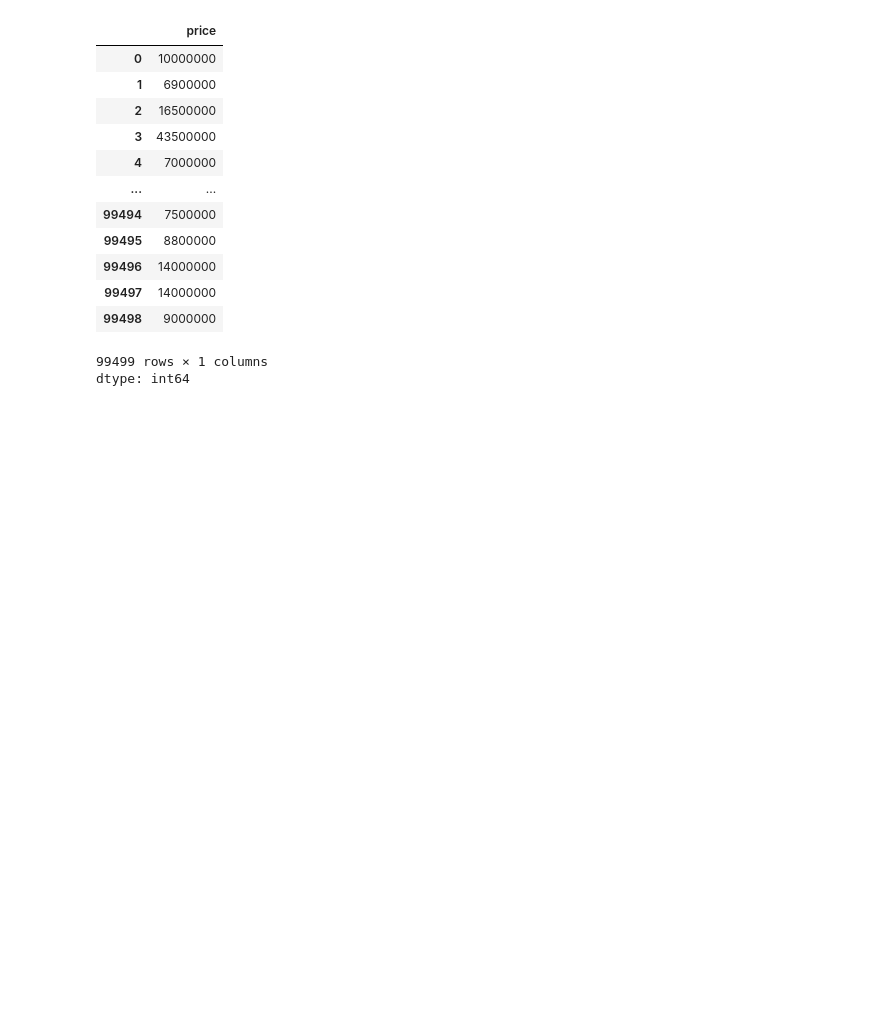
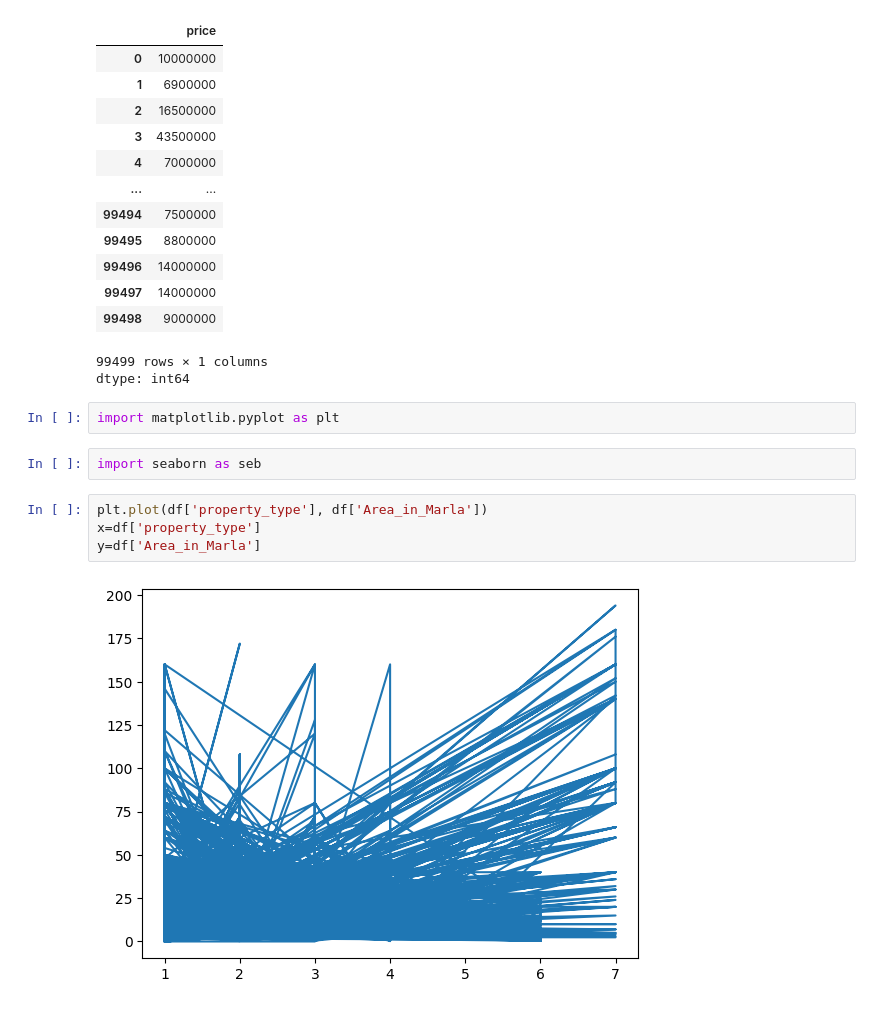
Before and after one commit to ZohaAsghar/House-price-prediction, a Jupyter notebook: house_price.ipynb, the cells around one changed output. Saved outputs shown, nothing was run; the diff lists cells and outputs as text; blank space fills up the shorter version.

```diff
--- a/house_price.ipynb
+++ b/house_price.ipynb
@@ -384,3 +384,13 @@ y
 | 99498 | 9000000 |
 99499 rows × 1 columns
 dtype: int64
+# %%
+import matplotlib.pyplot as plt
+# %%
+import seaborn as seb
+# %%
+plt.plot(df['property_type'], df['Area_in_Marla'])
+x=df['property_type']
+y=df['Area_in_Marla']
+# %% [output]
+[figure, added]
```
Also changed, not shown: parts of 5 cells of this notebook.
